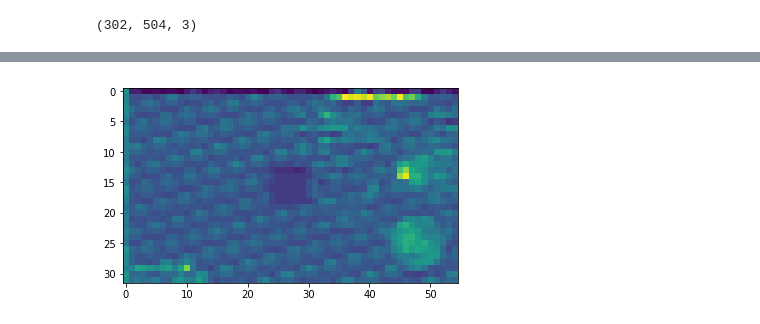
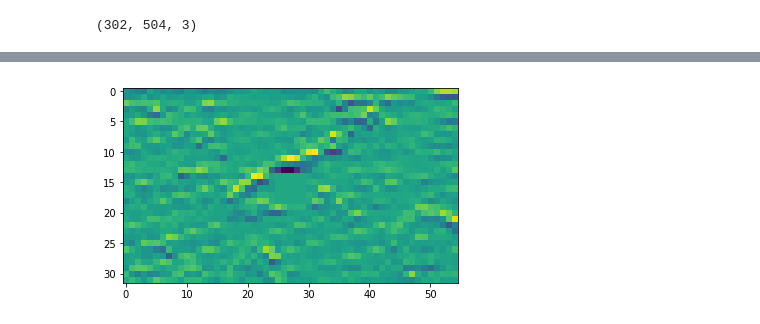
Before and after one commit to NHDaly/handcoded-slither-bot, a Jupyter notebook: Handcoded OpenAi Slither.io Bot.ipynb, the cells around one changed output, grey strips where cells are left out. Drawn from its saved outputs; the diff is of its cells as text; code cells hidden in the pictures.

Commit message:
committing the changes we made: handcoded kernels

```diff
--- a/Handcoded OpenAi Slither.io Bot.ipynb
+++ b/Handcoded OpenAi Slither.io Bot.ipynb
@@ -131,9 +123,9 @@ universe-StSNcr-0 | [2017-05-06 14:50:34,260] [selenium_wrapper_server] Calling
 # %%
-def til_screen_not_none():
-    s1 = [None]
+def til_screen_not_none(s1 = [None]):
     while s1[0] is None:
         a = sample_action()
-        #a.x=a.y=0.2
+        a.x=a.y=0.2
+        print('waiting for not-none. Executing: ',a)
         s1,r,d,v = env.step([[a]])
         import time
         time.sleep(1) # we're just waiting for it to be ready...
@@ -205,9 +284,10 @@ universe-FhmAxq-0 | [2017-05-06 14:31:22,055] [INFO:universe.rewarder.remote] [R
 # %%
 def test_filter_and_stride(s1, input_img, filters, filter_, stride_):
-    filter_ = filter_/np.linalg.norm(filter_)
+    filter_ = (filter_/np.linalg.norm(filter_))
     filter_tensor = tf.placeholder(tf.float32, shape=filter_.shape, name='filter1')
     new_filters = {**filters, **{filter_tensor:filter_}}
-    l1 = make_conv(input_img,filter_tensor,stride_)
+    normalized_img = tf.nn.l2_normalize(tf.nn.l2_normalize(input_img,0),1)
+    l1 = make_conv(normalized_img,filter_tensor,stride_)
     l1 = l1[0]
     img_for_disp = sess.run(l1, feed_dict={**new_filters, **{input_pixels:s1}})
     img_for_disp = img_for_disp.reshape(img_for_disp.shape[:-1])
@@ -232,13 +333,14 @@ universe-Lr0i4K-0 | [2017-05-06 14:31:22,556] [INFO:universe.pyprofile] [pyprofi
 # %%
 food_feature_kernel = np.array([
     [-8, -8, -8, -8, -8],
-    [-8,  4,  16,  4, -8],
+    [-8,  8,  16,  8, -8],
     [-8,  16, 32,  16, -8],
-    [-8,  4,  16,  4, -8],
+    [-8,  8,  16,  8, -8],
     [-8, -8, -8, -8, -8],
 ])[:,:,np.newaxis,np.newaxis]
 
 strides = [1,3,3,1]
-food_feature,_, filters = test_filter_and_stride(s1, l1, filters, food_feature_kernel, strides)
+food_feature, food_disp, filters = test_filter_and_stride(s1, l1, filters, food_feature_kernel, strides)
+print(food_disp.min(), food_disp.max())
 # %% [output]
 (32, 55)
@@ -246,11 +366,12 @@ food_feature,_, filters = test_filter_and_stride(s1, l1, filters, food_feature_k
 # %%
 snake_feature_kernel = -np.array([
     [ 8,  8,  8,  8,  8],
-    [-8, -8, -8, -8, -8],
-    [-8, -8, -8, -8, -8],
-    [-8, -8, -8, -8, -8],
-    [-8, -8, -8, -8, -8],
+    [-2, -2, -2, -2, -2],
+    [-2, -2, -2, -2, -2],
+    [-2, -2, -2, -2, -2],
+    [-2, -2, -2, -2, -2],
 ])[:,:,np.newaxis,np.newaxis]
 strides = [1,3,3,1]
 snake_feature,snake_img, filters = test_filter_and_stride(s1, l1, filters, snake_feature_kernel, strides)
+print(snake_img.min(), snake_img.max())
 # %% [output]
@@ -259 +380 @@ universe-Lr0i4K-0 | [2017-05-06 14:31:23,010] [INFO:universe.rewarder.remote] [R
-[figure, old version]
+[figure, new version]
```
Also changed, not shown: parts of 25 cells of this notebook, 1 other file.
